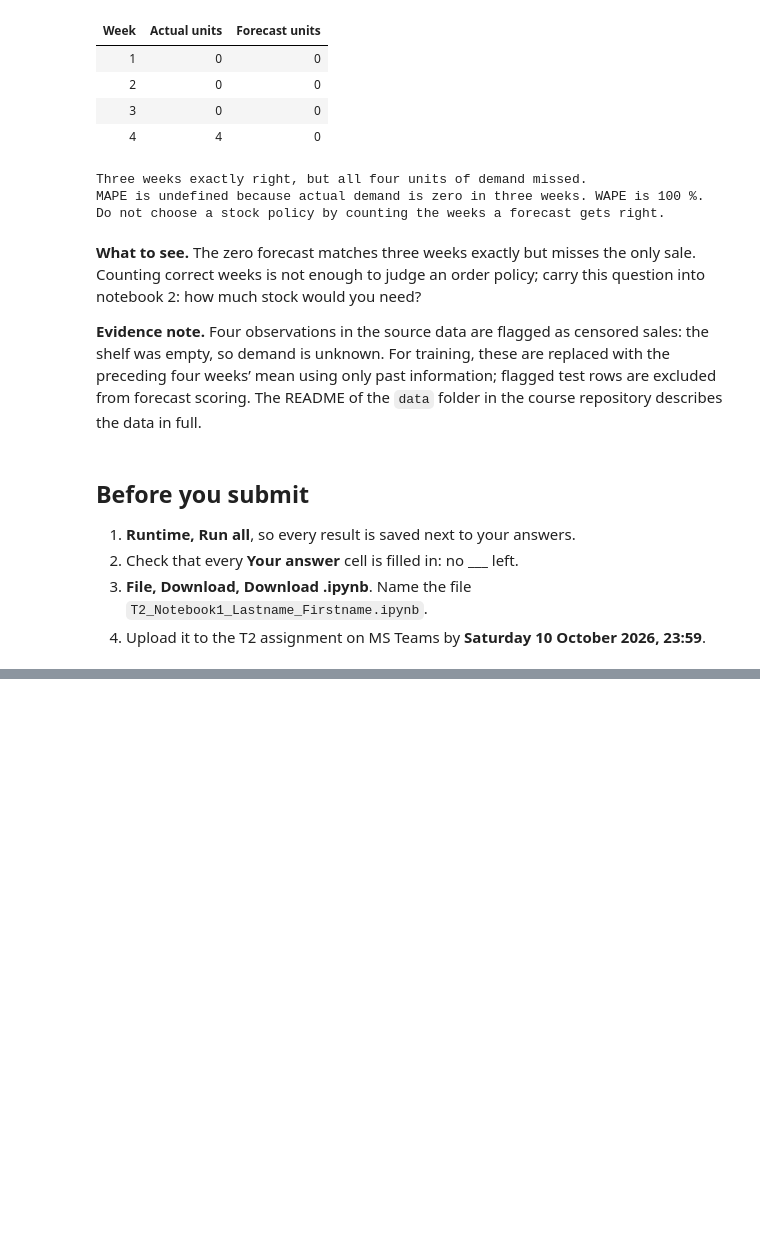
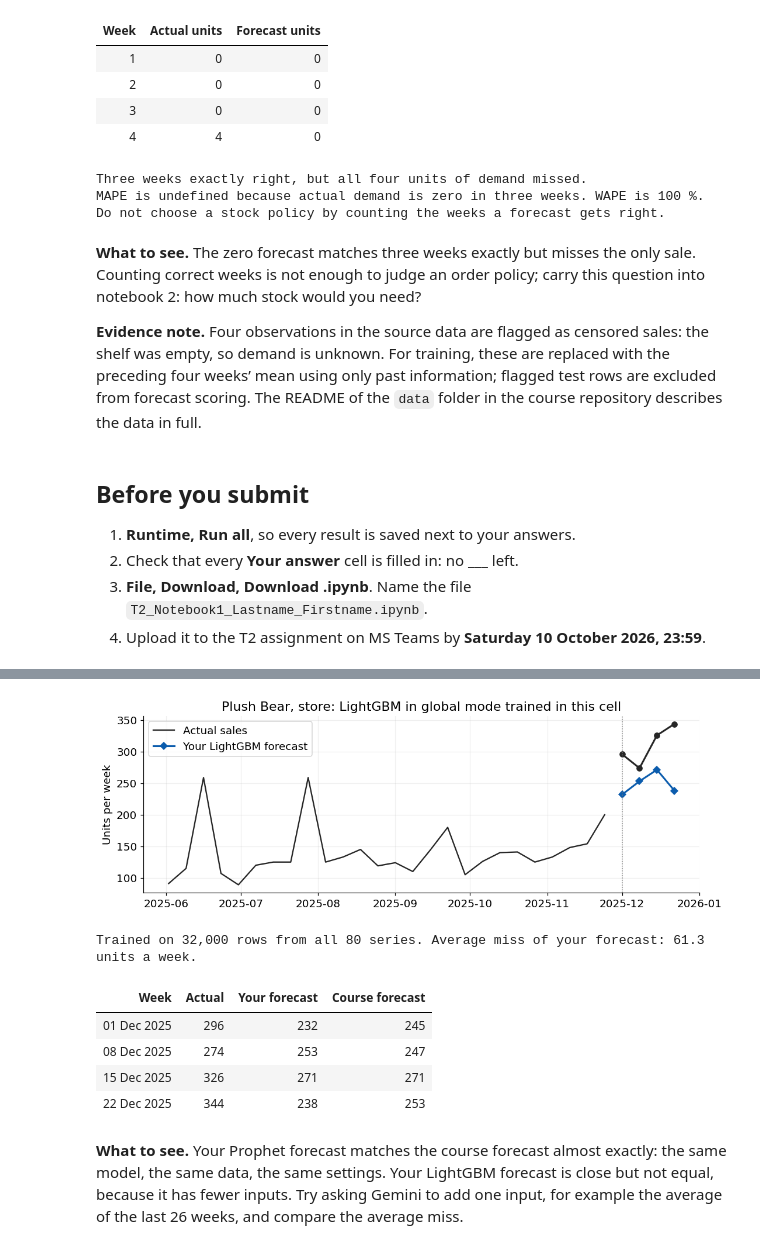
Before and after one commit to FH-Prevail/jku_course, a Jupyter notebook: notebooks/1_see_and_forecast.ipynb, the cells around one changed output, grey strips where cells are left out. Cells and saved outputs as stored; diff of their text form; code cells hidden in the pictures; blank space fills up the shorter version.

```diff
--- a/notebooks/1_see_and_forecast.ipynb
+++ b/notebooks/1_see_and_forecast.ipynb
@@ -532,0 +591,66 @@ Do not choose a stock policy by counting the weeks a forecast gets right.
+# %%
+def train_lightgbm(product="Plush Bear, store", forecast_date="2025-12-01"):
+    """Extra, not graded: train LightGBM in global mode yourself, one model for all 80 series, then forecast one product
+    for the four weeks from the forecast date. A smaller version of the course model: 11 inputs instead of 26, no tuning."""
+    try:
+        import lightgbm as lgb
+    except ImportError:
+        print("LightGBM is not installed here. Run  %pip install lightgbm  in a new cell, then run this cell again.")
+        return None
+    start = pd.Timestamp(forecast_date)
+    d = demand.sort_values(["series_id", "week_start"]).reset_index(drop=True)
+    sales = d.groupby("series_id")["units"]
+    tables = []
+    for ahead in range(1, 5):                                            # one row per series, target week and weeks ahead
+        x = d[["series_id", "week_start", "units", "product_id", "channel", "discount_pct"]].copy()
+        x["weeks_ahead"] = ahead
+        for k in (1, 2, 3, 4):                                           # the last four weeks known on the forecast date
+            x[f"sales_{k}_weeks_before"] = sales.shift(ahead + k - 1)
+        x["average_last_8_weeks"] = sales.transform(lambda s: s.shift(ahead).rolling(8).mean())
+        x["same_week_last_year"] = sales.shift(52)
+        x["week_of_year"] = d["week_start"].dt.isocalendar().week.astype(int)
+        tables.append(x)
+    rows = pd.concat(tables).dropna()
+    for column in ("product_id", "channel"):
+        rows[column] = rows[column].astype("category")                   # one learned effect per product and channel
+    inputs = [c for c in rows.columns if c not in ("series_id", "week_start", "units")]
+    train = rows[rows["week_start"] < start]                             # only target weeks before the forecast date
+    model = lgb.LGBMRegressor(objective="tweedie", n_estimators=300, learning_rate=0.05, num_leaves=31, verbose=-1)
+    model.fit(train[inputs], train["units"])
+    weeks = sorted(d.loc[d["week_start"] >= start, "week_start"].unique())[:4]
+    test = rows[(rows["series_id"] == series_id(product)) & rows["week_start"].isin(weeks)]
+    test = test[test["weeks_ahead"] == test["week_start"].map({w: i + 1 for i, w in enumerate(weeks)})].sort_values("week_start")
+    forecast = model.predict(test[inputs])
+    past = d[(d["series_id"] == series_id(product)) & (d["week_start"] < start)].tail(26)
+    fig, ax = plt.subplots(figsize=(10, 3.6))
+    ax.plot(past["week_start"], past["units"], color=COLORS["Actual sales"], lw=1.5, label="Actual sales")
+    ax.plot(test["week_start"], test["units"], color=COLORS["Actual sales"], marker="o", lw=2)
+    ax.plot(test["week_start"], forecast, color=COLORS["LightGBM in global mode"], marker=MARKERS["LightGBM in global mode"],
+            lw=2, label="Your LightGBM forecast")
+    ax.axvline(start, color="#808080", lw=1, ls=":")                    # the forecast date
+    ax.set(ylabel="Units per week", title=f"{product}: LightGBM in global mode trained in this cell")
+    ax.legend()
+    fig.tight_layout()
+    plt.show()
+    stored = comparisons[(comparisons["series_id"] == series_id(product)) & (comparisons["method"] == "LightGBM in global mode")
+                         & (comparisons["test_start"] == start)].sort_values("horizon")["forecast"].to_numpy()
+    table = pd.DataFrame({"Week": test["week_start"].dt.strftime("%d %b %Y").to_list(), "Actual": test["units"].astype(int).to_list(),
+                          "Your forecast": forecast})
+    if len(stored) == len(table):
+        table["Course forecast"] = stored                                # the forecast stored for the slides
+    print(f"Trained on {len(train):,} rows from all {d['series_id'].nunique()} series. "
+          f"Average miss of your forecast: {np.abs(forecast - test['units'].to_numpy()).mean():.1f} units a week.")
+    return neat(table, {c: "{:.0f}" for c in table.columns if "forecast" in c})
+
+
+train_lightgbm('Plush Bear, store', '2025-12-01')
+# %% [output]
+[figure, added]
+Trained on 32,000 rows from all 80 series. Average miss of your forecast: 61.3 units a week.
+| Week | Actual | Your forecast | Course forecast |
+| 01 Dec 2025 | 296 | 232 | 245 |
+| 08 Dec 2025 | 274 | 253 | 247 |
+| 15 Dec 2025 | 326 | 271 | 271 |
+| 22 Dec 2025 | 344 | 238 | 253 |
+# %% [markdown]
+**What to see.** Your Prophet forecast matches the course forecast almost exactly: the same model, the same data, the same settings. Your LightGBM forecast is close but not equal, because it has fewer inputs. Try asking Gemini to add one input, for example the average of the last 26 weeks, and compare the average miss.
```
Also changed, not shown: parts of 3 cells of this notebook, 3 other files.
